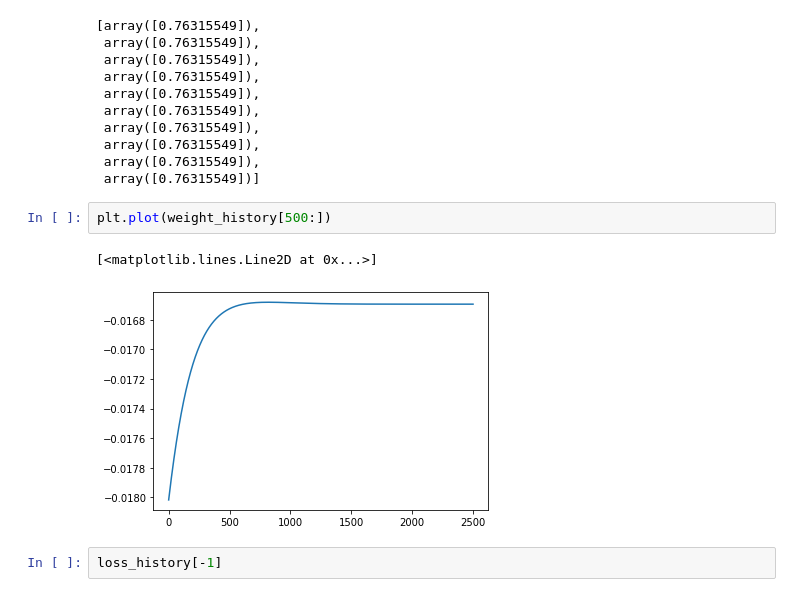
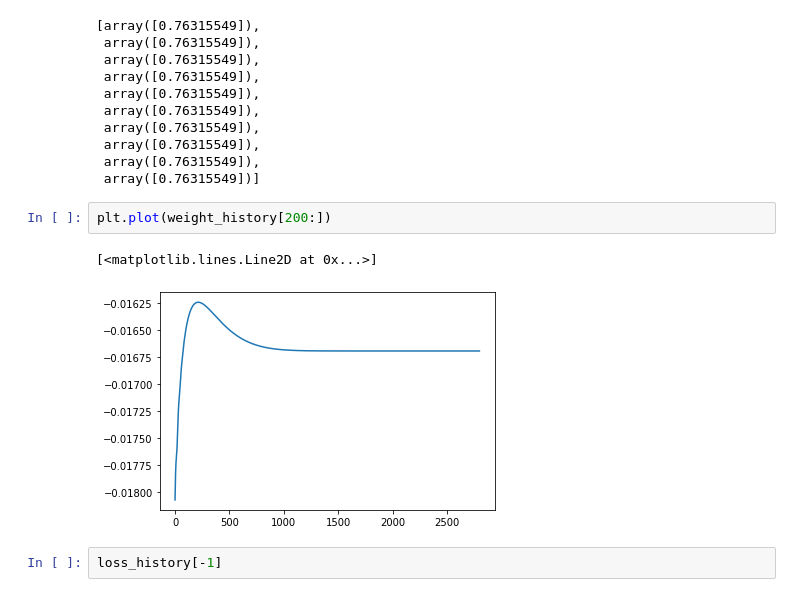
Before and after one commit to sotainoue/ProbabilityNext, a Jupyter notebook: prediction.ipynb, the cells around one changed output. Drawn from its saved outputs; the diff is of its cells as text.

```diff
--- a/prediction.ipynb
+++ b/prediction.ipynb
@@ -250,10 +214,10 @@ b_history[0:10]
  array([0.76315549]),
  array([0.76315549])]
 # %%
-plt.plot(weight_history[500:])
+plt.plot(weight_history[200:])
 # %% [output]
 [<matplotlib.lines.Line2D at 0x...>]
-[figure, old version]
+[figure, new version]
 # %%
 loss_history[-1]
 # %% [output]
```
Also changed, not shown: parts of 11 cells of this notebook.
